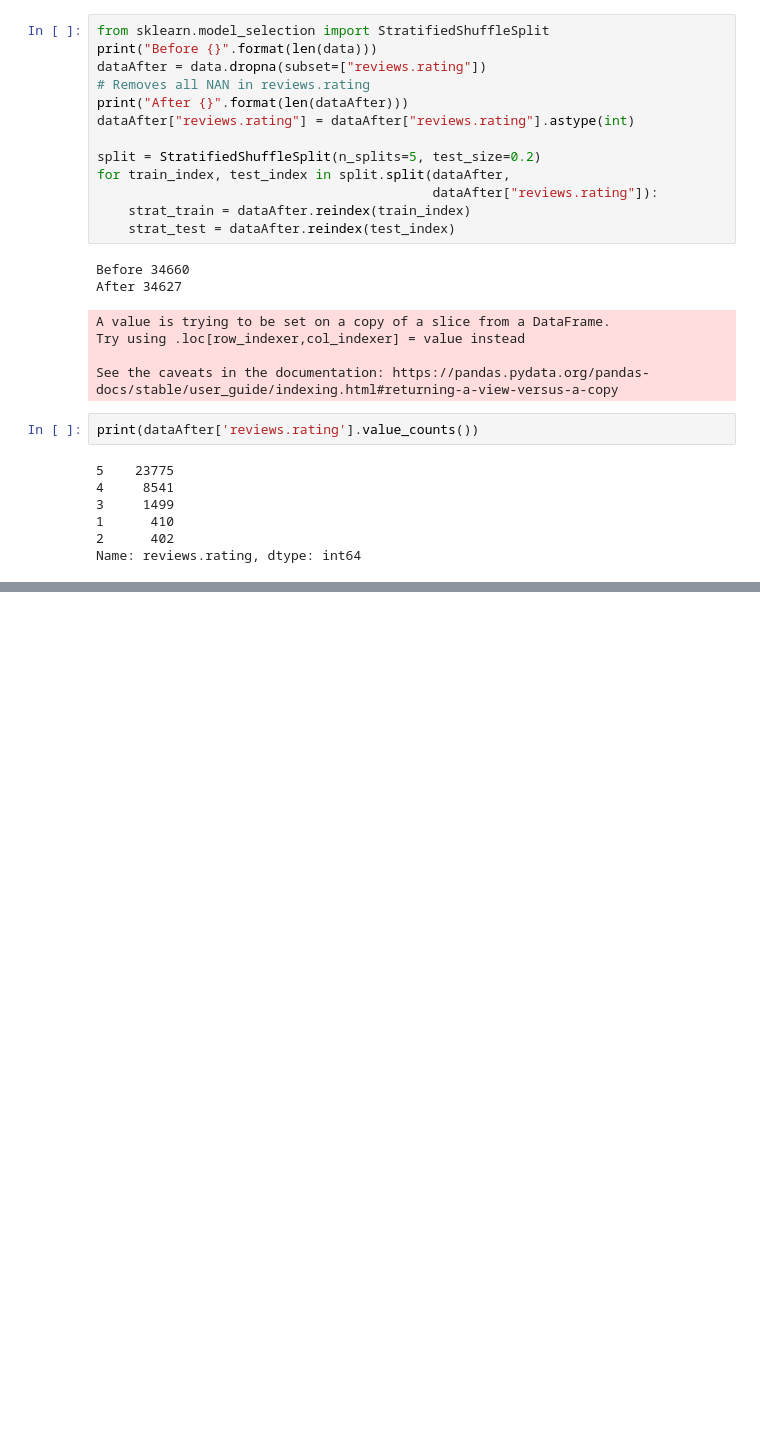
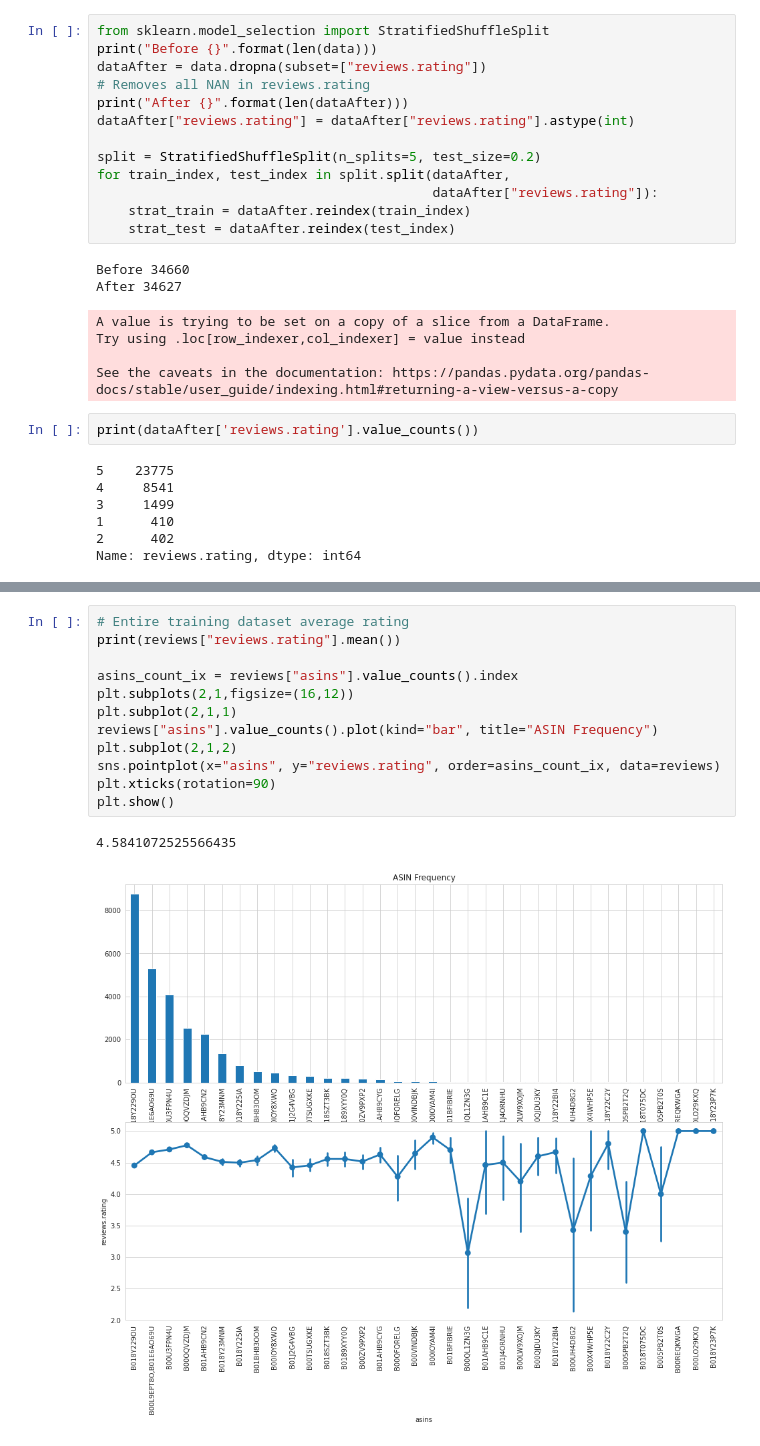
Before and after one commit to gauravsinha7/appliedFinance, a Jupyter notebook: productReviewSentiments.ipynb, the cells around one changed output, grey strips where cells are left out. Drawn from its saved outputs; the diff is of its cells as text; blank space fills up the shorter version.

```diff
--- a/productReviewSentiments.ipynb
+++ b/productReviewSentiments.ipynb
@@ -143,0 +194,15 @@ reviews.head()
+# %%
+# Entire training dataset average rating
+print(reviews["reviews.rating"].mean())
+
+asins_count_ix = reviews["asins"].value_counts().index
+plt.subplots(2,1,figsize=(16,12))
+plt.subplot(2,1,1)
+reviews["asins"].value_counts().plot(kind="bar", title="ASIN Frequency")
+plt.subplot(2,1,2)
+sns.pointplot(x="asins", y="reviews.rating", order=asins_count_ix, data=reviews)
+plt.xticks(rotation=90)
+plt.show()
+# %% [output]
+4.5841072525566435
+[figure, added]
```
Also changed, not shown: parts of 5 cells of this notebook.
